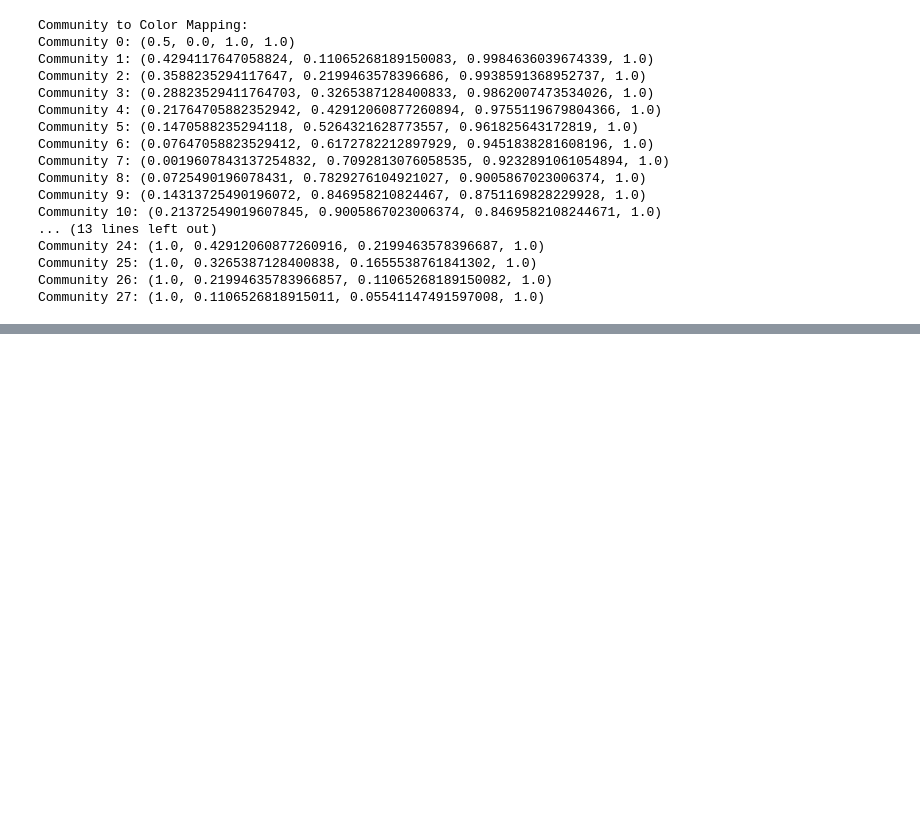
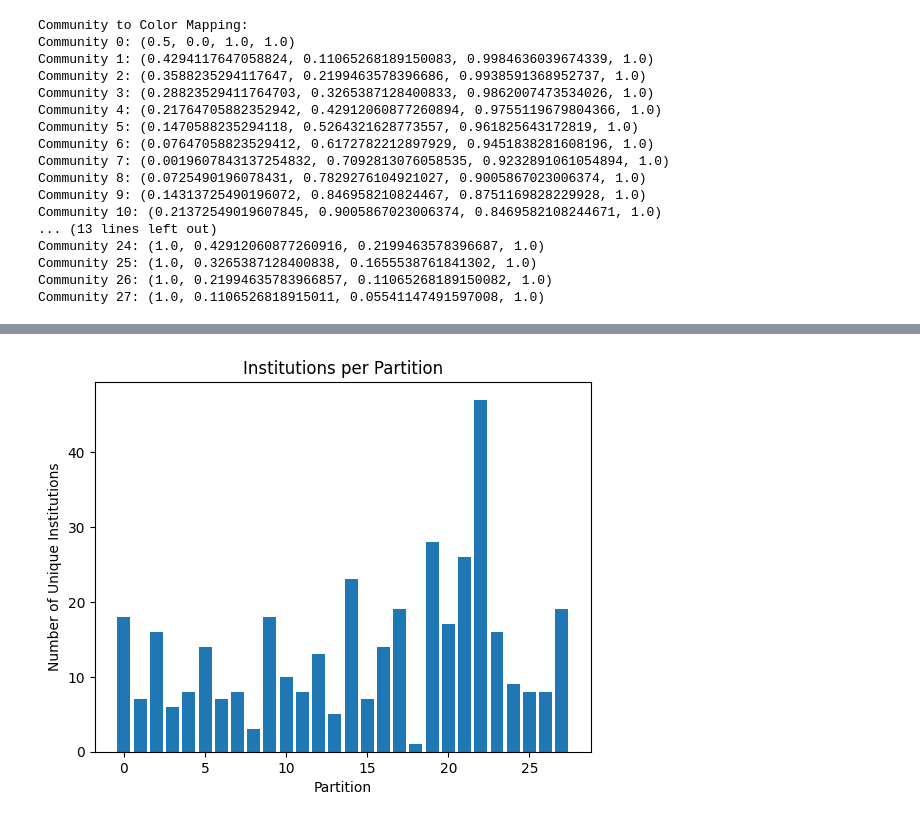
Before and after one commit to ferrariniluca78/dx_in_shipping, a Jupyter notebook: SlrDxInShipping_CoAuthorsAnalysis.ipynb, the cells around one changed output, grey strips where cells are left out. Drawn from its saved outputs; the diff is of its cells as text; code cells hidden in the pictures; blank space fills up the shorter version.

```diff
--- a/SlrDxInShipping_CoAuthorsAnalysis.ipynb
+++ b/SlrDxInShipping_CoAuthorsAnalysis.ipynb
@@ -394,0 +277,7 @@ Top 5 nodes by PageRank:
+# %%
+# Print results
+for comm, institutions in partition_institutions.items():
+    print(f"Partition {comm}: {institutions}")
+
+for comm, countries in partition_countries.items():
+    print(f"Partition {comm}: {countries}")
@@ -394,0 +302,34 @@ Top 5 nodes by PageRank:
+# %%
+# Initialize a dictionary to store institutions per partition
+institutions_per_partition = {}
+
+# Loop through each node and its community in the partition
+for node, community in partition.items():
+    institutions = set()
+
+    # Iterate through neighbors to collect 'firstInstitute' and 'secondInstitute' values
+    for neighbor in G_lcc.neighbors(node):
+        # Get 'firstInstitute' and check if it's not NaN
+        first_institute = G_lcc[node][neighbor].get('firstInstitute')
+        if pd.notna(first_institute):  # Only add if it's not NaN
+            institutions.add(first_institute)
+
+        # Get 'secondInstitute' and check if it's not NaN
+        second_institute = G_lcc[node][neighbor].get('secondInstitute')
+        if pd.notna(second_institute):  # Only add if it's not NaN
+            institutions.add(second_institute)
+
+    # Update the institutions_per_partition dictionary
+    institutions_per_partition[community] = institutions_per_partition.get(community, set()).union(institutions)
+
+# Calculate the number of unique institutions per partition
+partition_sizes = {k: len(v) for k, v in institutions_per_partition.items()}
+
+# Plot the distribution of unique institutions across partitions
+plt.bar(partition_sizes.keys(), partition_sizes.values())
+plt.xlabel('Partition')
+plt.ylabel('Number of Unique Institutions')
+plt.title('Institutions per Partition')
+plt.show()
+# %% [output]
+[figure, added]
```
Also changed, not shown: parts of 20 cells of this notebook.
